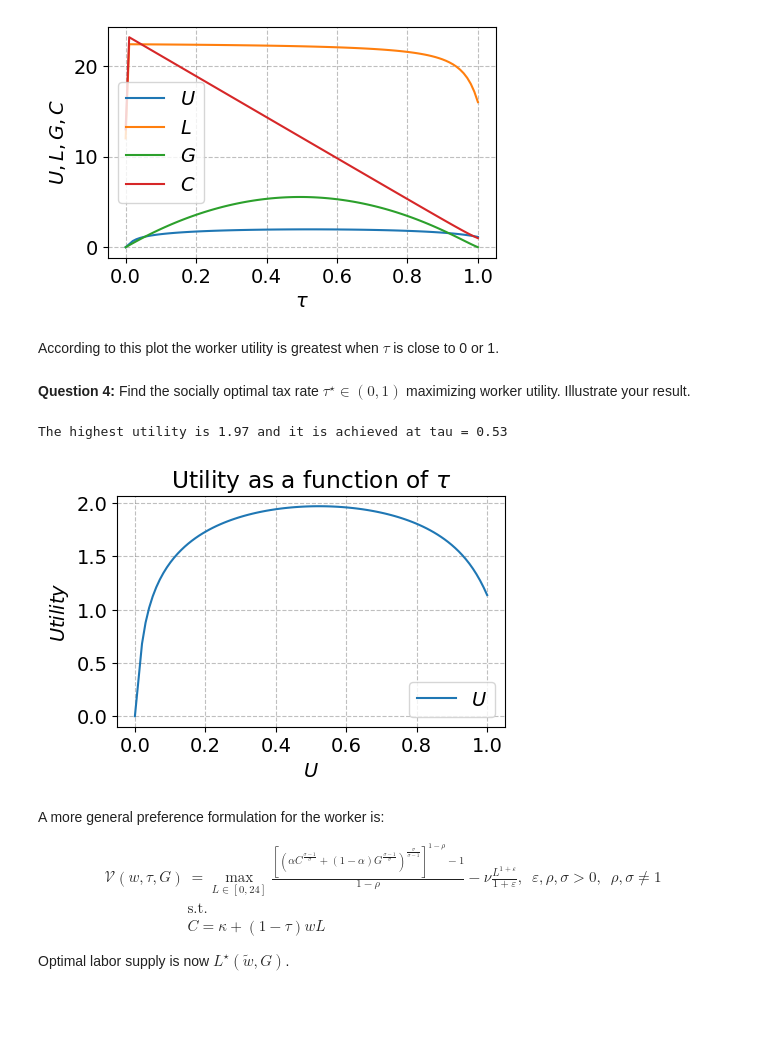
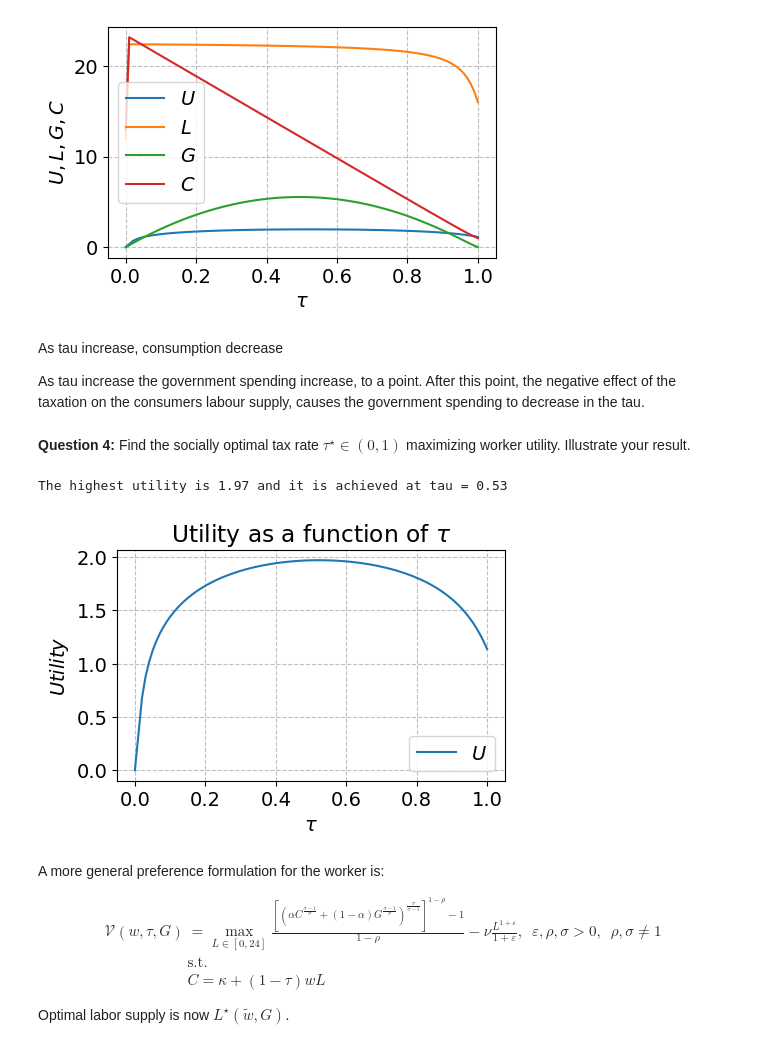
Before and after one commit to NumEconCopenhagen/projects-2023-agnete_louise_mathilde, a Jupyter notebook: exam/Exam-2023-notebook.ipynb, the cells around one changed output. Saved outputs shown, nothing was run; the diff lists cells and outputs as text; code cells hidden in the pictures; blank space fills up the shorter version.

```diff
--- a/exam/Exam-2023-notebook.ipynb
+++ b/exam/Exam-2023-notebook.ipynb
@@ -254,8 +254,10 @@ ax.set_ylabel(r"$U, L, G, C$")
 plt.show()
 # %% [output]
 [figure]
-# %% [markdown]
-According to this plot the worker utility is greatest when $\tau$ is close to 0 or 1.
+# %% [markdown]
+As tau increase, consumption decrease
+
+As tau increase the government spending increase, to a point. After this point, the negative effect of the taxation on the consumers labour supply, causes the government spending to decrease in the tau.
 # %% [markdown]
 **Question 4:** Find the socially optimal tax rate $\tau^{\star}\in(0,1)$ maximizing worker utility. Illustrate your result.
 # %%
@@ -264,35 +266,35 @@ tau_vec = np.linspace(0, 1, 100)
 
 # initialize vector of tax revenue
 utility_vec = np.empty_like(tau_vec)
 
 # loop over tau_vec and calculate tax revenue
 for i, tau in enumerate(tau_vec):
     obj = lambda l: -objective(l, mp, tau)
     # optimize the objective function wrt to L
     result= optimize.minimize(obj, l0, bounds=bnds, method='Nelder-Mead')
     utility_vec[i] = -result.fun
 
 # find the higest value of obj and the corresponding tau
 max_utility = np.max(utility_vec)
 max_tau = tau_vec[np.argmax(utility_vec)]
 
 print(f"The highest utility is {max_utility:.2f} and it is achieved at tau = {max_tau:.2f}")
 
 # plot the results
 fig = plt.figure(figsize=(5,3))
 ax = fig.add_subplot(1,1,1)
 
 ax.plot(tau_vec, utility_vec, label=r"$U$")
 ax.legend()
 
-ax.set_xlabel(r"$U$")
+ax.set_xlabel(r"$\tau$")
 ax.set_ylabel(r"$Utility$")
 ax.set_title(r"Utility as a function of $\tau$")
 
 plt.show()
 # %% [output]
 The highest utility is 1.97 and it is achieved at tau = 0.53
-[figure, old version]
+[figure, new version]
 # %% [markdown]
 A more general preference formulation for the worker is:
 
```
Also changed, not shown: parts of 13 cells of this notebook, 4 other files.
